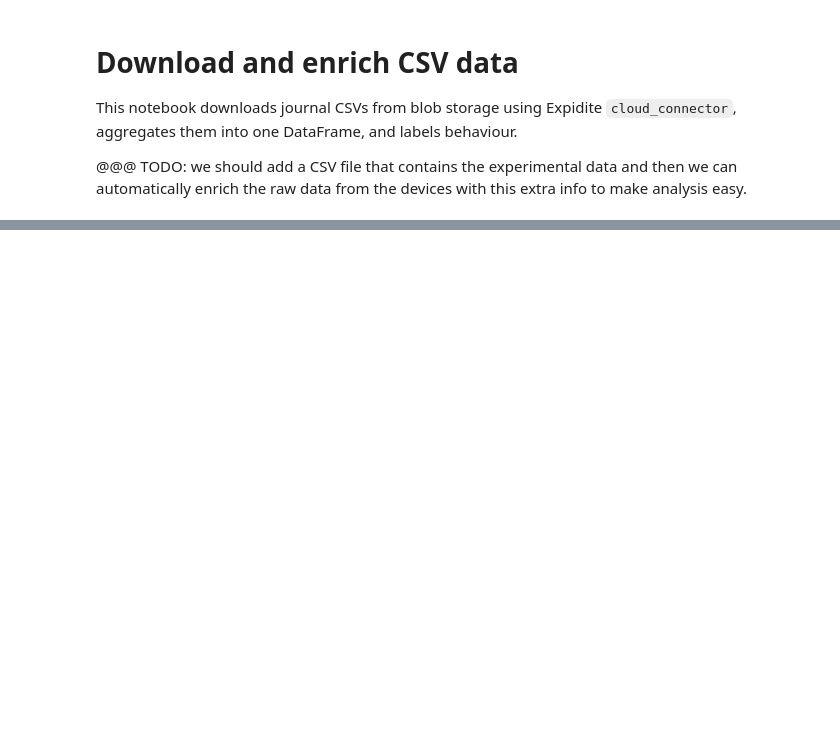
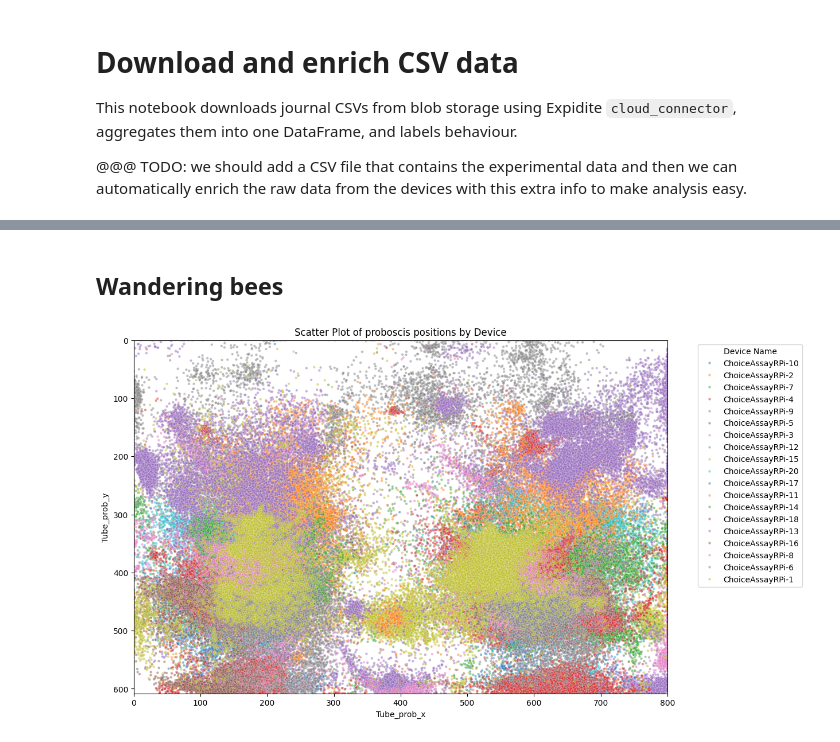
Before and after one commit to Oxford-Bee-Lab/ChoiceAssay, a Jupyter notebook: src/choice_assay/etl/download_and_enrich.ipynb, the cells around one changed output, grey strips where cells are left out. Saved outputs shown, nothing was run; the diff lists cells and outputs as text; code cells hidden in the pictures; blank space fills up the shorter version.

```diff
--- a/src/choice_assay/etl/download_and_enrich.ipynb
+++ b/src/choice_assay/etl/download_and_enrich.ipynb
@@ -124,0 +262,7 @@ else:
+# %% [markdown]
+## Wandering bees
+# %%
+# Plot the XY of the Tube_prob as a scatter plot, colored by device_name
+image_plot(df, "Tube_prob_x", "Tube_prob_y", title="Scatter Plot of proboscis positions by Device")
+# %% [output]
+[figure, added]
```
Also changed, not shown: parts of 18 cells of this notebook, 13 other files.
